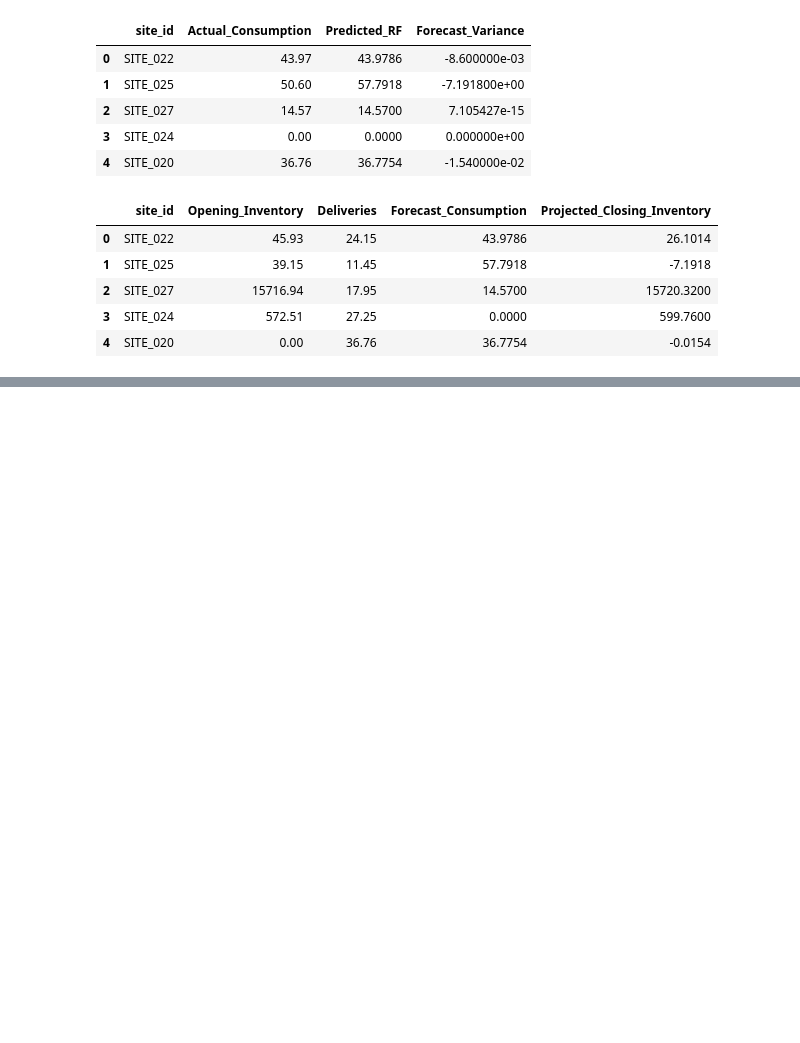
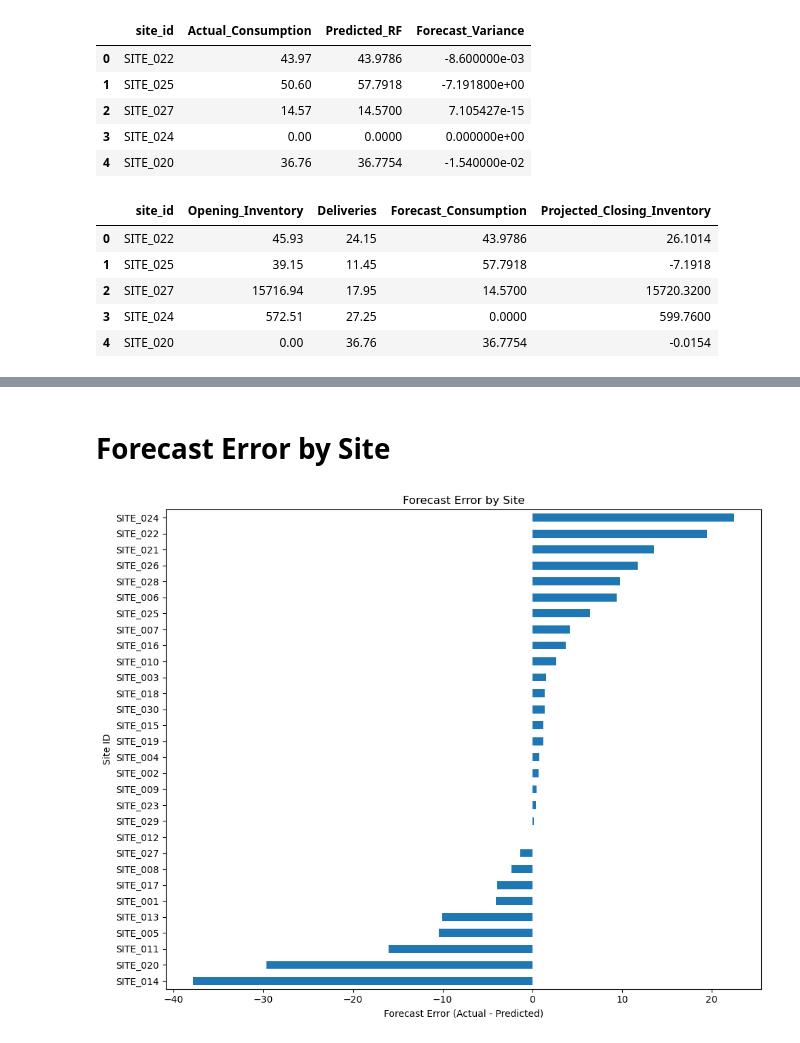
Before and after one commit to felixo260/cement-demand-forecasting, a Jupyter notebook: notebooks/eda_model.ipynb, the cells around one changed output, grey strips where cells are left out. Drawn from its saved outputs; the diff is of its cells as text; code cells hidden in the pictures; blank space fills up the shorter version.

Commit message:
Final dashboard updates, inventory simulation charts and presentation

```diff
--- a/notebooks/eda_model.ipynb
+++ b/notebooks/eda_model.ipynb
@@ -1037,0 +1042,15 @@ Site-level files exported successfully.
+# %%
+import pandas as pd
+import matplotlib.pyplot as plt
+import os
+
+# Create folder for new charts
+os.makedirs("../outputs/site_level_charts", exist_ok=True)
+
+# Load the site-level CSV files correctly
+forecast_site = pd.read_csv("../outputs/forecast_results_site_level.csv")
+inventory_site = pd.read_csv("../outputs/inventory_simulation_site_level.csv")
+
+# Preview the files
+display(forecast_site.head())
+display(inventory_site.head())
@@ -1037,0 +1070,20 @@ Site-level files exported successfully.
+# %% [markdown]
+# Forecast Error by Site
+# %%
+
+forecast_error_site = (
+    forecast_site.groupby("site_id")["Forecast_Variance"]
+    .sum()
+    .sort_values()
+)
+
+plt.figure(figsize=(10, 8))
+forecast_error_site.plot(kind="barh")
+plt.title("Forecast Error by Site")
+plt.xlabel("Forecast Error (Actual - Predicted)")
+plt.ylabel("Site ID")
+plt.tight_layout()
+plt.savefig("../outputs/site_level_charts/forecast_error_by_site.png", dpi=300)
+plt.show()
+# %% [output]
+[figure, added]
```
Also changed, not shown: parts of 16 cells of this notebook, 3 other files.
